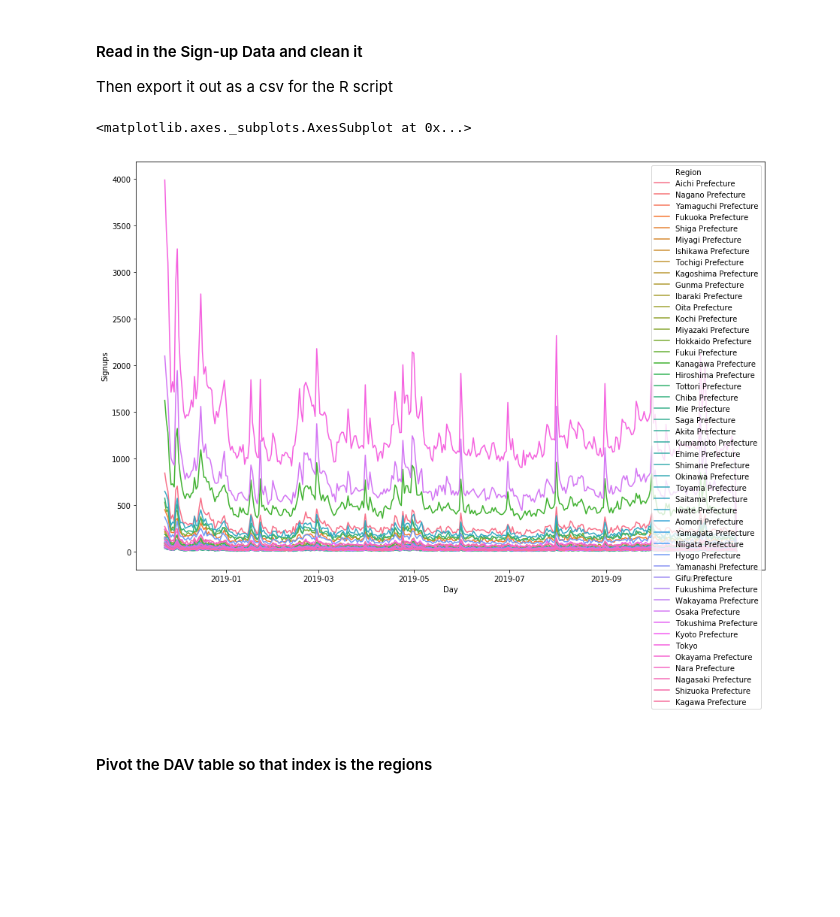
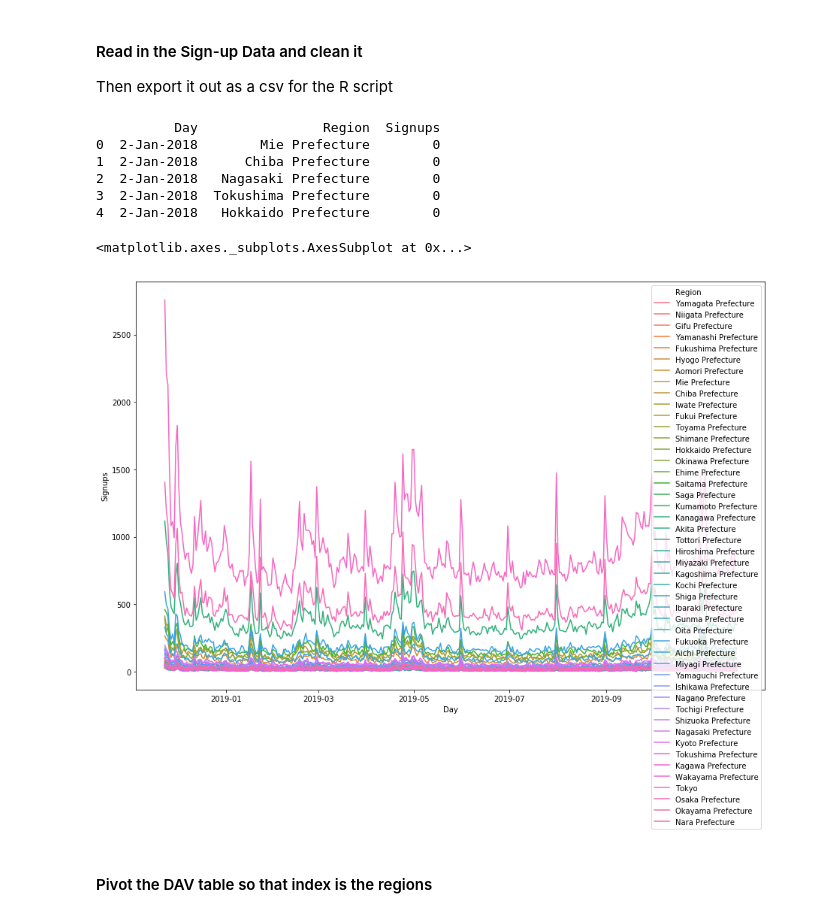
Before and after one commit to charles-tan-essence/essence_stuff, a Jupyter notebook: Q120 YTP/MM.ipynb, the cells around one changed output. Drawn from its saved outputs; the diff is of its cells as text; code cells hidden in the pictures; blank space fills up the shorter version.

```diff
--- a/Q120 YTP/MM.ipynb
+++ b/Q120 YTP/MM.ipynb
@@ -37,7 +37,7 @@ pop_data_range = 'Population by Prefecture!O5:Q52'
 age_data_range = 'Population by Prefecture by Age Group!B5:Y53'
 
 su_spreadsheetId = '1LaRfoYATost1I7O0yhIrtY9pFZ7cDbGdp-G1TIHYaYs'
-su_data_range = 'Sheet1'
+su_data_range = 'YTP Only'
 su_date_start = '2018-11-23'
 su_date_end = '2019-11-23'
 # %% [markdown]
@@ -107,24 +107,32 @@ age_df = age_df.rename(columns={'15～19歳': '15-19',
 #### Read in the Sign-up Data and clean it
  Then export it out as a csv for the R script
 # %%
-su_df = manager.get_values(sheetId=su_spreadsheetId,
+su_df = manager.get_values(spreadsheetId=su_spreadsheetId,
                           data_range=su_data_range)
+
+print(su_df.head())
 
 su_df['Day'] = pd.to_datetime(su_df['Day'])
 # filter for time period
 su_df = su_df[(su_df['Day'] >= su_date_start) & (su_df['Day'] <= su_date_end)]
 
 # save as csv for the R script
 su_df.to_csv('signups.csv', index=False)
 
 fig = plt.figure(num=None,
                     figsize=(15, 10))
 ax = fig.gca()
 
 sns.lineplot(x='Day', y='Signups', hue='Region', data=su_df, ax=ax)
 # %% [output]
-<matplotlib.axes._subplots.AxesSubplot at 0x...>
+          Day                Region  Signups
+0  2-Jan-2018        Mie Prefecture        0
+1  2-Jan-2018      Chiba Prefecture        0
+2  2-Jan-2018   Nagasaki Prefecture        0
+3  2-Jan-2018  Tokushima Prefecture        0
+4  2-Jan-2018   Hokkaido Prefecture        0
+<matplotlib.axes._subplots.AxesSubplot at 0x...>
-[figure, old version]
+[figure, new version]
 # %% [markdown]
 #### Pivot the DAV table so that index is the regions
 # %%
```
Also changed, not shown: parts of 7 cells of this notebook, 6 other files.
